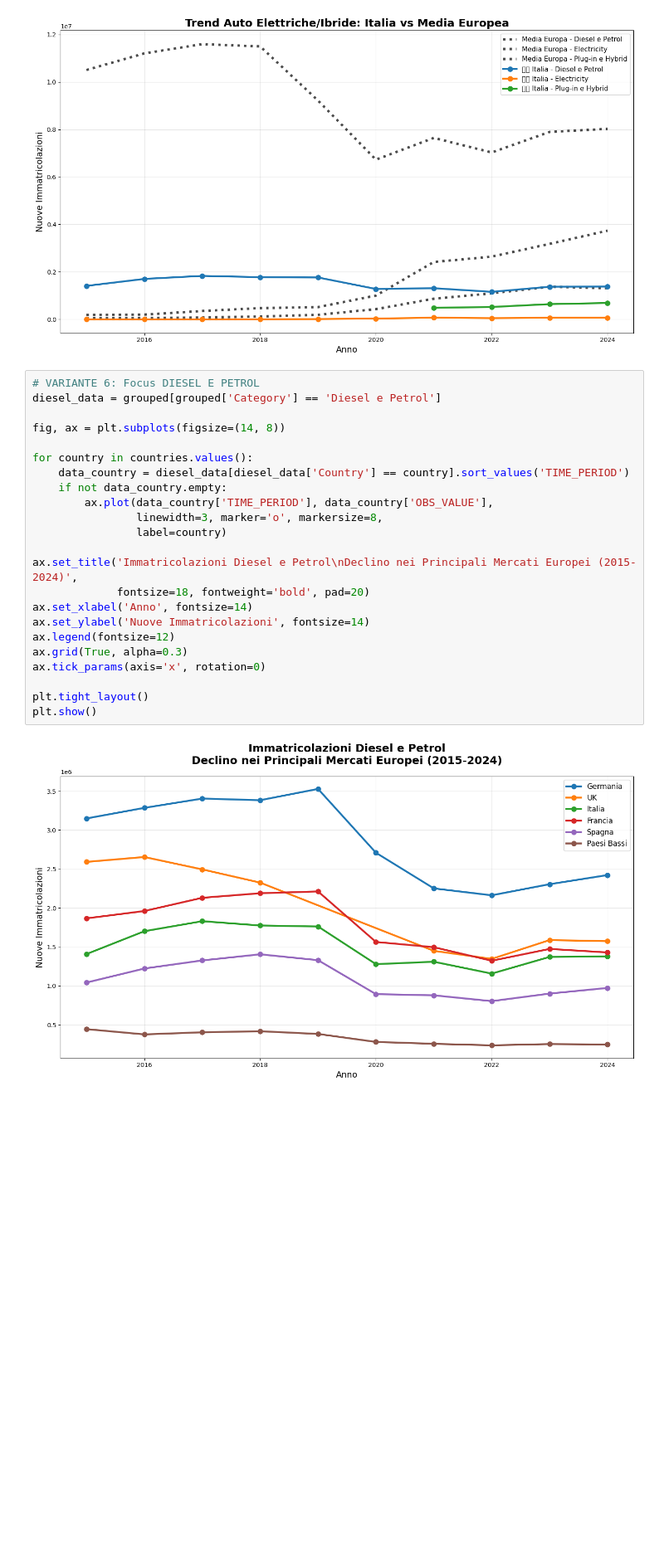
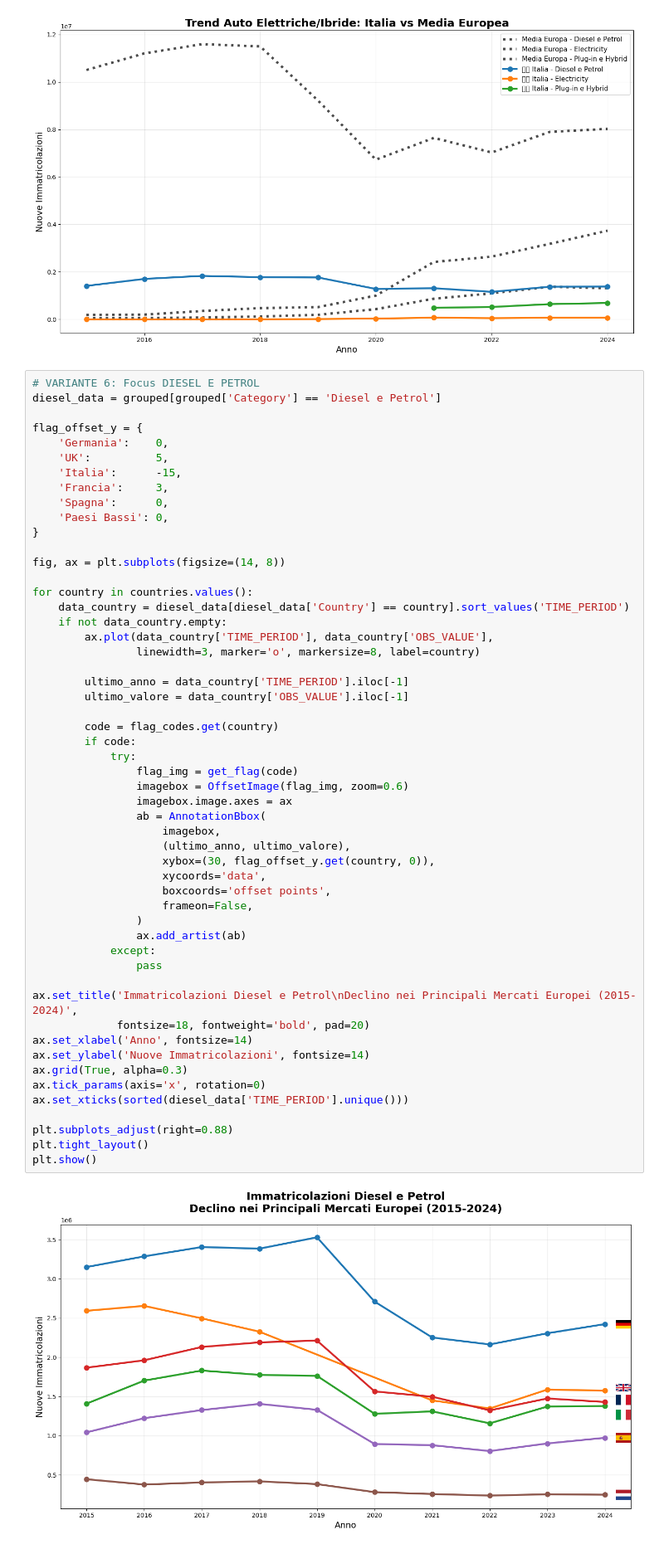
Before and after one commit to MarcoB27/data_visualization, a Jupyter notebook: script/combustion_engine_europe.ipynb, the cells around one changed output. Shown at 83% size. Saved outputs shown, nothing was run; the diff lists cells and outputs as text; blank space fills up the shorter version.

```diff
--- a/script/combustion_engine_europe.ipynb
+++ b/script/combustion_engine_europe.ipynb
@@ -154,26 +154,56 @@ plt.show()
 # %%
 # VARIANTE 6: Focus DIESEL E PETROL
 diesel_data = grouped[grouped['Category'] == 'Diesel e Petrol']
+
+flag_offset_y = {
+    'Germania':    0,
+    'UK':          5,
+    'Italia':      -15,
+    'Francia':     3,
+    'Spagna':      0,
+    'Paesi Bassi': 0,
+}
 
 fig, ax = plt.subplots(figsize=(14, 8))
 
 for country in countries.values():
     data_country = diesel_data[diesel_data['Country'] == country].sort_values('TIME_PERIOD')
     if not data_country.empty:
         ax.plot(data_country['TIME_PERIOD'], data_country['OBS_VALUE'],
-                linewidth=3, marker='o', markersize=8,
-                label=country)
+                linewidth=3, marker='o', markersize=8, label=country)
+
+        ultimo_anno = data_country['TIME_PERIOD'].iloc[-1]
+        ultimo_valore = data_country['OBS_VALUE'].iloc[-1]
+
+        code = flag_codes.get(country)
+        if code:
+            try:
+                flag_img = get_flag(code)
+                imagebox = OffsetImage(flag_img, zoom=0.6)
+                imagebox.image.axes = ax
+                ab = AnnotationBbox(
+                    imagebox,
+                    (ultimo_anno, ultimo_valore),
+                    xybox=(30, flag_offset_y.get(country, 0)),
+                    xycoords='data',
+                    boxcoords='offset points',
+                    frameon=False,
+                )
+                ax.add_artist(ab)
+            except:
+                pass
 
 ax.set_title('Immatricolazioni Diesel e Petrol\nDeclino nei Principali Mercati Europei (2015-2024)',
              fontsize=18, fontweight='bold', pad=20)
 ax.set_xlabel('Anno', fontsize=14)
 ax.set_ylabel('Nuove Immatricolazioni', fontsize=14)
-ax.legend(fontsize=12)
 ax.grid(True, alpha=0.3)
 ax.tick_params(axis='x', rotation=0)
+ax.set_xticks(sorted(diesel_data['TIME_PERIOD'].unique()))
 
+plt.subplots_adjust(right=0.88)
 plt.tight_layout()
 plt.show()
 # %% [output]
-[figure, old version]
+[figure, new version]
 # %%
```
Also changed, not shown: parts of 2 cells of this notebook, 4 other files.
